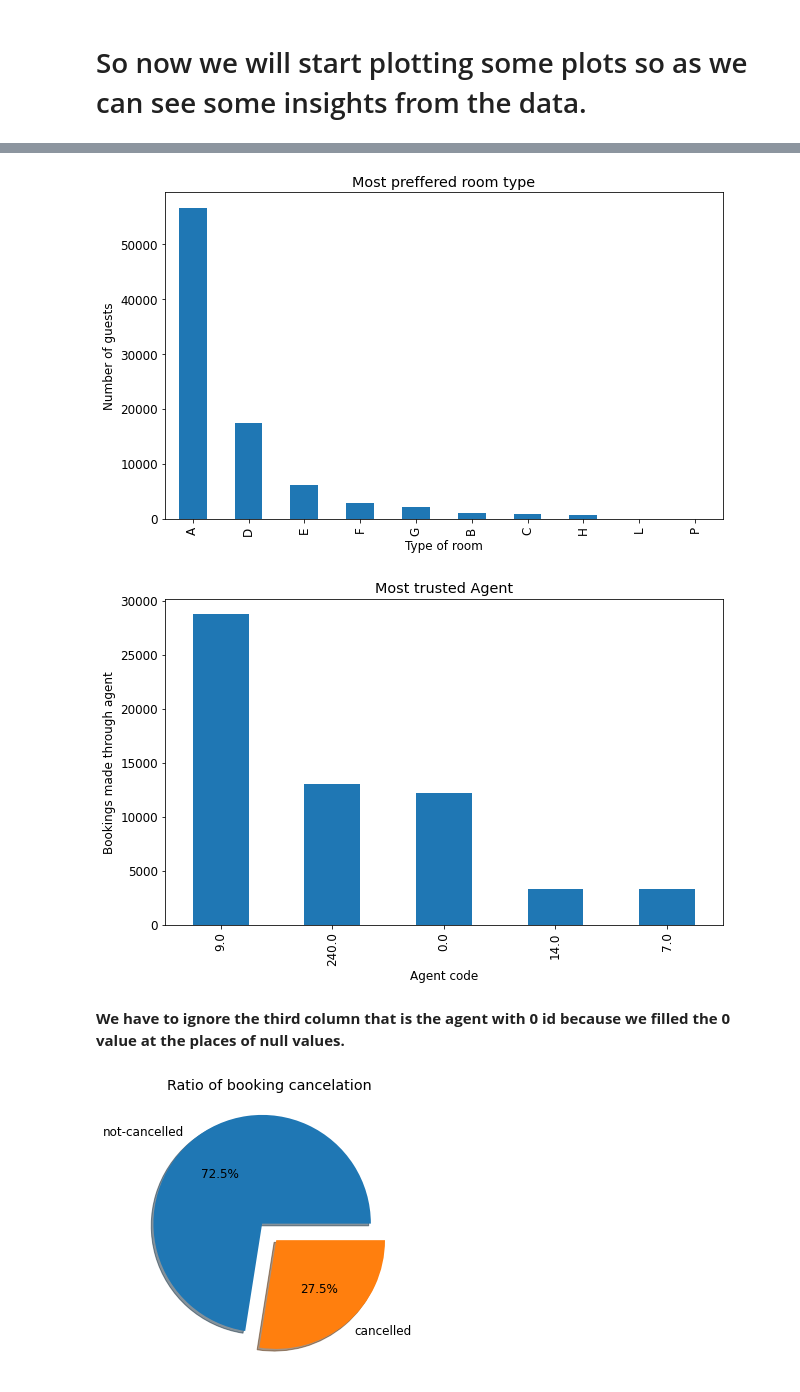
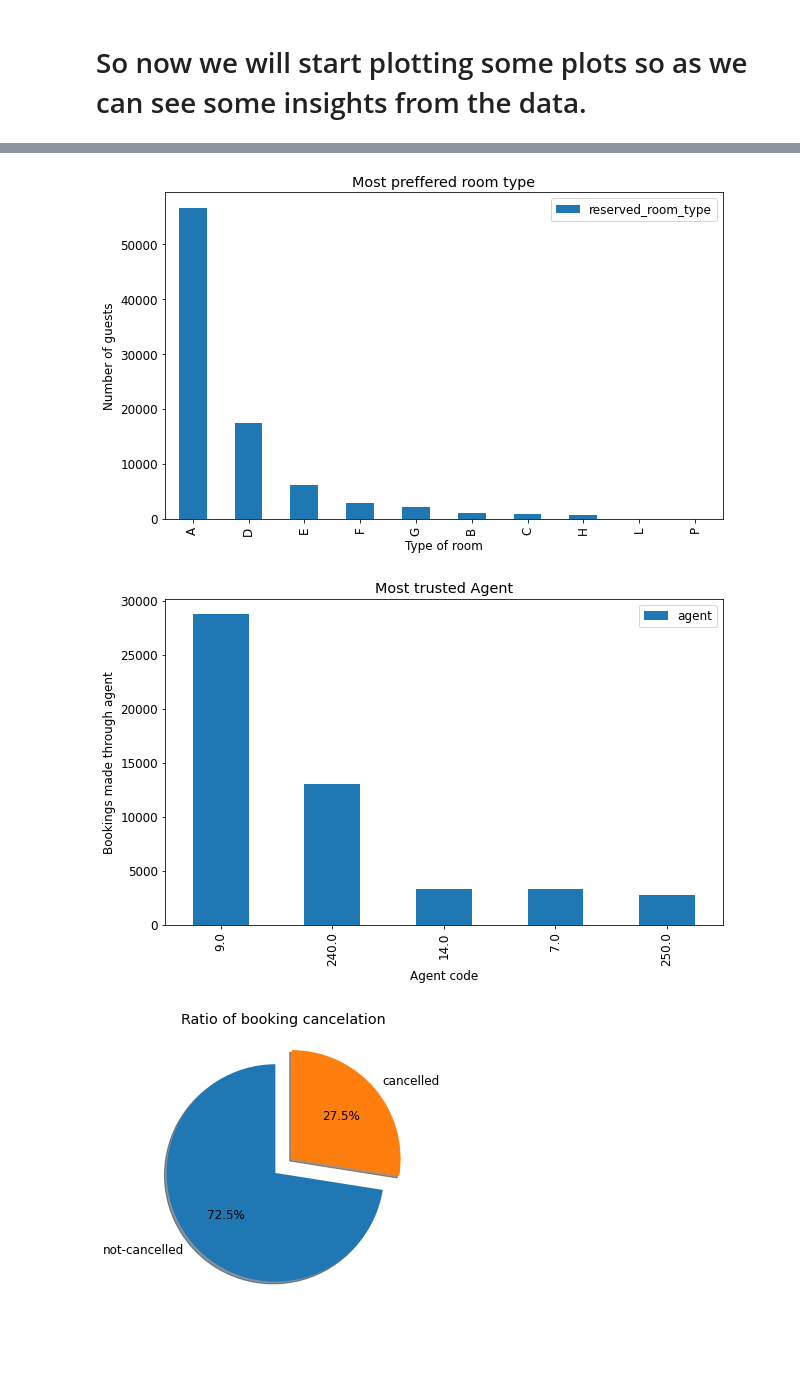
Before and after one commit to jatinsharma16/Capstone-Project-EDA, a Jupyter notebook: Hotel_Booking_Analysis_Capstone_Project.ipynb, the cells around one changed output, grey strips where cells are left out. Drawn from its saved outputs; the diff is of its cells as text; code cells hidden in the pictures; blank space fills up the shorter version.

```diff
--- a/Hotel_Booking_Analysis_Capstone_Project.ipynb
+++ b/Hotel_Booking_Analysis_Capstone_Project.ipynb
@@ -219,33 +221,35 @@ df['reserved_room_type'].value_counts().plot(kind = 'bar')
 plt.title('Most preffered room type')
 plt.xlabel('Type of room')
 plt.ylabel('Number of guests')
+plt.legend()
 plt.show()
 # %% [output]
-[figure, old version]
+[figure, new version]
 # %%
 plt.figure(figsize=(10,6))
 plt.title('Most trusted Agent')
-df['agent'].value_counts().sort_values(ascending=False).head(5).plot(kind='bar')
+df_agent = df[df['agent'] != 0]
+df_agent['agent'].value_counts().sort_values(ascending=False).head(5).plot(kind='bar')
 plt.xlabel('Agent code')
 plt.ylabel('Bookings made through agent')
+plt.legend()
 plt.show()
 # %% [output]
-[figure, old version]
+[figure, new version]
-# %% [markdown]
-**We have to ignore the third column that is the agent with 0 id because we filled the 0 value at the places of null values.**
 # %%
 plt.figure(figsize=(5, 5))
 plt.pie(df['is_canceled'].value_counts(),
         explode = [0.1,0.1],
         labels = ['not-cancelled', 'cancelled'],
         shadow = True,
-        autopct = '%1.1f%%'
+        autopct = '%1.1f%%',
+        startangle = 90
         )
 plt.title('Ratio of booking cancelation')
 
 plt.show()
 # %% [output]
-[figure, old version]
+[figure, new version]
 # %%
 plt.figure(figsize=(10,6))
 df['meal'].value_counts().plot(kind = 'bar')
```
Also changed, not shown: parts of 13 cells of this notebook.
